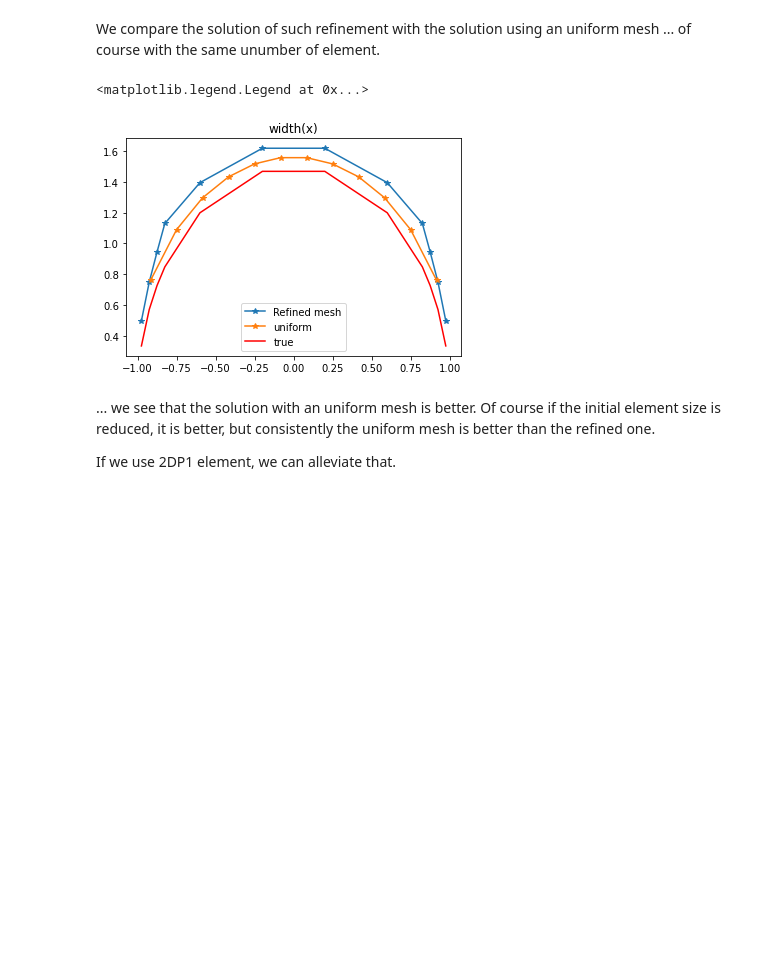
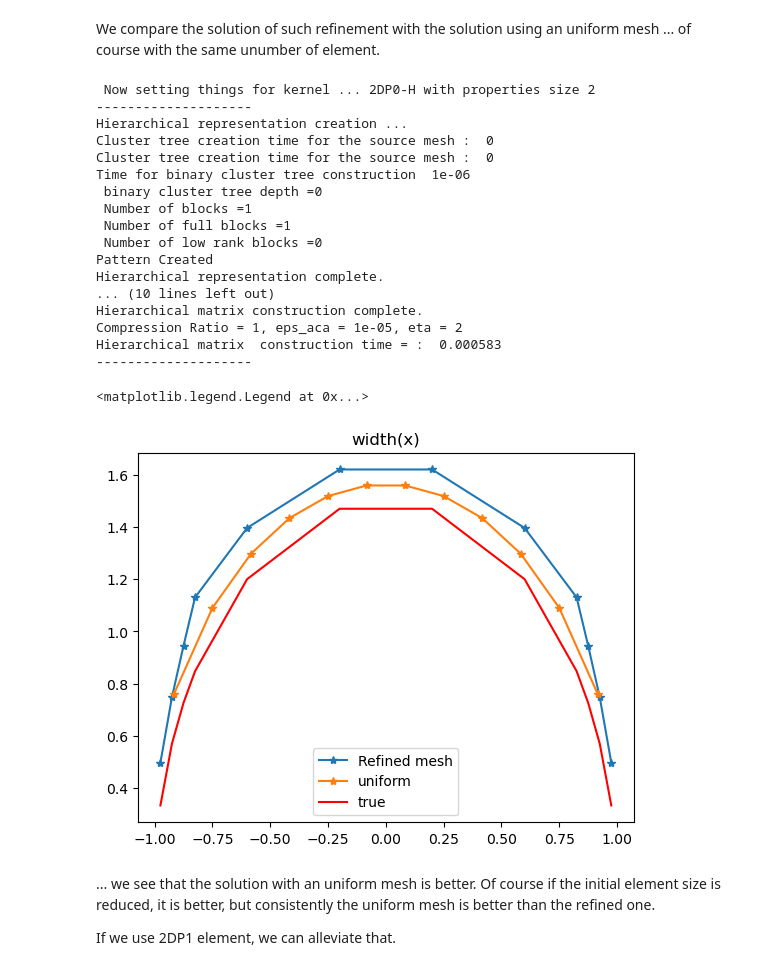
Before and after one commit to GeoEnergyLab-EPFL/Bigwham-Tutorials, a Jupyter notebook: examples/2d/griffith_crack_non_uniform_mesh_P0_vs_P1.ipynb, the cells around one changed output. Saved outputs shown, nothing was run; the diff lists cells and outputs as text; code cells hidden in the pictures; blank space fills up the shorter version.

```diff
--- a/examples/2d/griffith_crack_non_uniform_mesh_P0_vs_P1.ipynb
+++ b/examples/2d/griffith_crack_non_uniform_mesh_P0_vs_P1.ipynb
@@ -29,7 +28,7 @@ E = (2 * G) * (1 + nu)
 # Uniform mesh vs randomized mesh
 We define a function in order to solve the problem with a given number of elements. Either for P0 elements (constant displacement interpolation) or P1 elements (linear interpolation over the element but discontinuous between element).
 # %%
-def solveGriffith(nelts,a=1,kernel = "2DP0",uniform=True):
+def solveGriffith(nelts,a=1,kernel = "2DP0-H",uniform=True):
     """Wrapper function to solve the Griffith problem with a given number of elements + element type"""
     coor1D = np.linspace(-a, a, nelts + 1)
     if not(uniform) :
@@ -46,7 +45,7 @@ def solveGriffith(nelts,a=1,kernel = "2DP0",uniform=True):
     eta=2.
     eps_aca=1.e-5
     elas_prop = np.array([E, nu])
-    h = Hmatrix(kernel, coor, conn, elas_prop, max_leaf_size, eta, eps_aca)
+    h = BEMatrix(kernel, coor, conn, elas_prop, max_leaf_size, eta, eps_aca)
     t = np.ones(h.shape[0])
     t[0::2] = 0.
     jac_ilu= h.H_ILU_prec() # we use a ILU decomposition of the full block for efficient solution via gmres
@@ -57,7 +56,7 @@ def solveGriffith(nelts,a=1,kernel = "2DP0",uniform=True):
     # Crack opening displacement discontinuity from analytical solution
     # note that 2DP1 segment have their solution at nodes....
     # note that 2DP1 segment have displacement disconinuity at element vertex for each element
-    if (kernel =="2DP1"):
+    if (kernel =="2DP1-H"):
         x_coor_ = np.ones(2*nelts)
         for e in range(nelts):
             x_coor_[e*2:e*2+2]=coor1D[conn[e]]
@@ -113,13 +146,13 @@ nelts=coor1D.size - 1
 coor = np.transpose(np.array([coor1D, coor1D * 0.0]))
 conn = np.fromfunction(lambda i, j: i + j, (nelts, 2), dtype=np.int_)
 
-kernel="2DP0"
+kernel="2DP0-H"
 # solution !
 max_leaf_size=100
 eta=2.
 eps_aca=1.e-5
 elas_prop = np.array([E, nu])
-h = Hmatrix(kernel, coor, conn, elas_prop, max_leaf_size, eta, eps_aca)
+h = BEMatrix(kernel, coor, conn, elas_prop, max_leaf_size, eta, eps_aca)
 t = np.ones(h.shape[0])
 t[0::2] = 0.
 jac_ilu= h.H_ILU_prec() # we use a ILU decomposition of the full block for efficient solution via gmres
@@ -130,7 +163,7 @@ x_coor_=col_pts[:,0]
     # Crack opening displacement discontinuity from analytical solution
     # note that 2DP1 segment have their solution at nodes....
     # note that 2DP1 segment have displacement disconinuity at element vertex for each element
-if (kernel =="2DP1"):
+if (kernel =="2DP1-H"):
     x_coor_ = np.ones(2*nelts)
     for e in range(nelts):
         x_coor_[e*2:e*2+2]=coor1D[conn[e]]
@@ -138,18 +189,35 @@ w_true=width_griffith(x_coor_,a=1,sig=1,G=1,nu=0.25)
 # %% [markdown]
 We compare the solution of such refinement with the solution using an uniform mesh ... of course with the same unumber of element.
 # %%
-x_coor_U,dd_U,w_true_U,rmse_U,l2rel_U =solveGriffith(int(h.shape_[0]/2),a=1,kernel = "2DP0",uniform=True)
+x_coor_U,dd_U,w_true_U,rmse_U,l2rel_U =solveGriffith(int(h.shape_[0]/2),a=1,kernel = "2DP0-H",uniform=True)
 
 plt.plot(x_coor_, dd[:,1], "-*")
 plt.plot(x_coor_U, dd_U[:,1], "-*")
 
 plt.plot(x_coor_, w_true, "-r")
 
 plt.title('width(x)')
 plt.legend(['Refined mesh','uniform','true'])
 # %% [output]
-<matplotlib.legend.Legend at 0x...>
+ Now setting things for kernel ... 2DP0-H with properties size 2
+--------------------
+Hierarchical representation creation ...
+Cluster tree creation time for the source mesh :  0
+Cluster tree creation time for the source mesh :  0
+Time for binary cluster tree construction  1e-06
+ binary cluster tree depth =0
+ Number of blocks =1
+ Number of full blocks =1
+ Number of low rank blocks =0
+Pattern Created
+Hierarchical representation complete.
+... (10 lines left out)
+Hierarchical matrix construction complete.
+Compression Ratio = 1, eps_aca = 1e-05, eta = 2
+Hierarchical matrix  construction time = :  0.000583
+--------------------
+<matplotlib.legend.Legend at 0x...>
-[figure, old version]
+[figure, new version]
 # %% [markdown]
 ... we see that the solution with an uniform mesh is better. Of course if the initial element size is reduced, it is better, but consistently the uniform mesh is better than the refined one.
 
```
Also changed, not shown: parts of 5 cells of this notebook, 23 other files.
